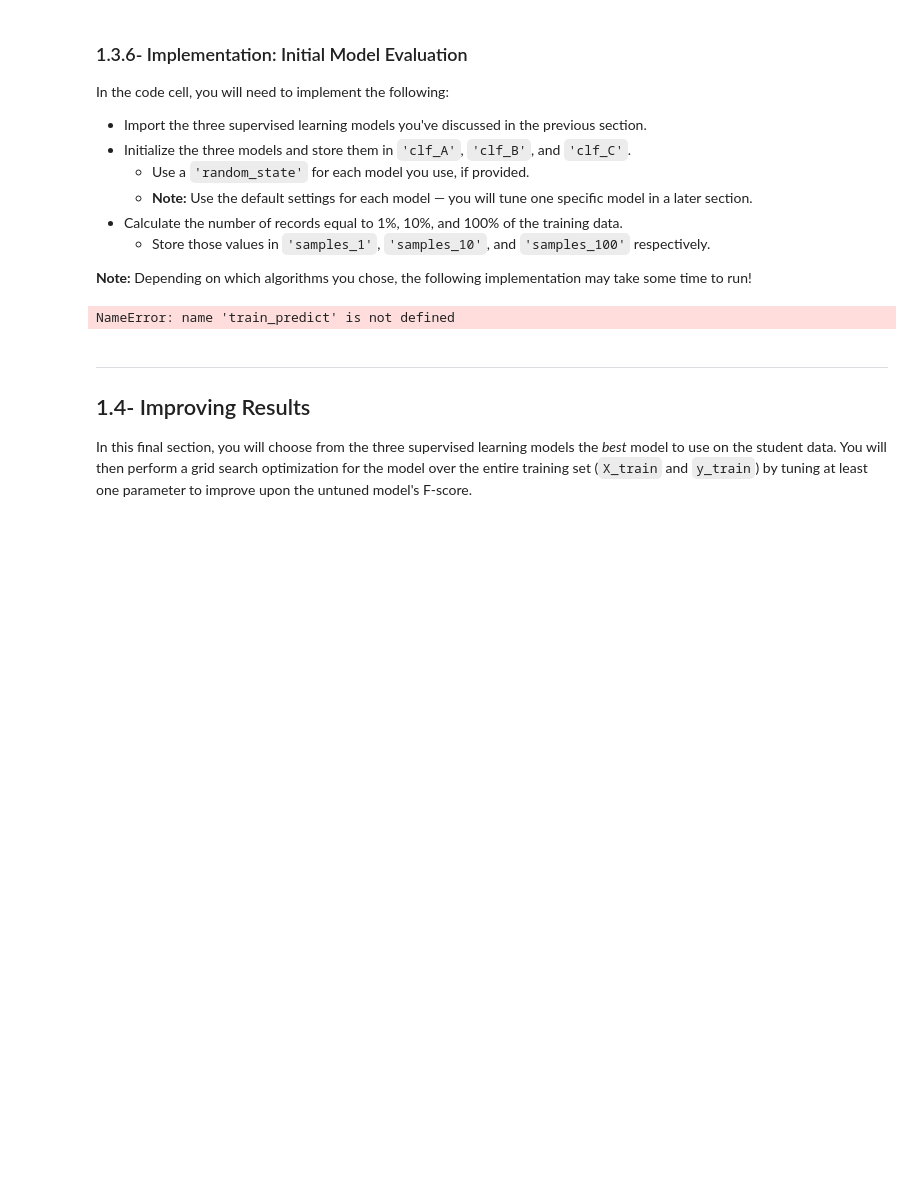
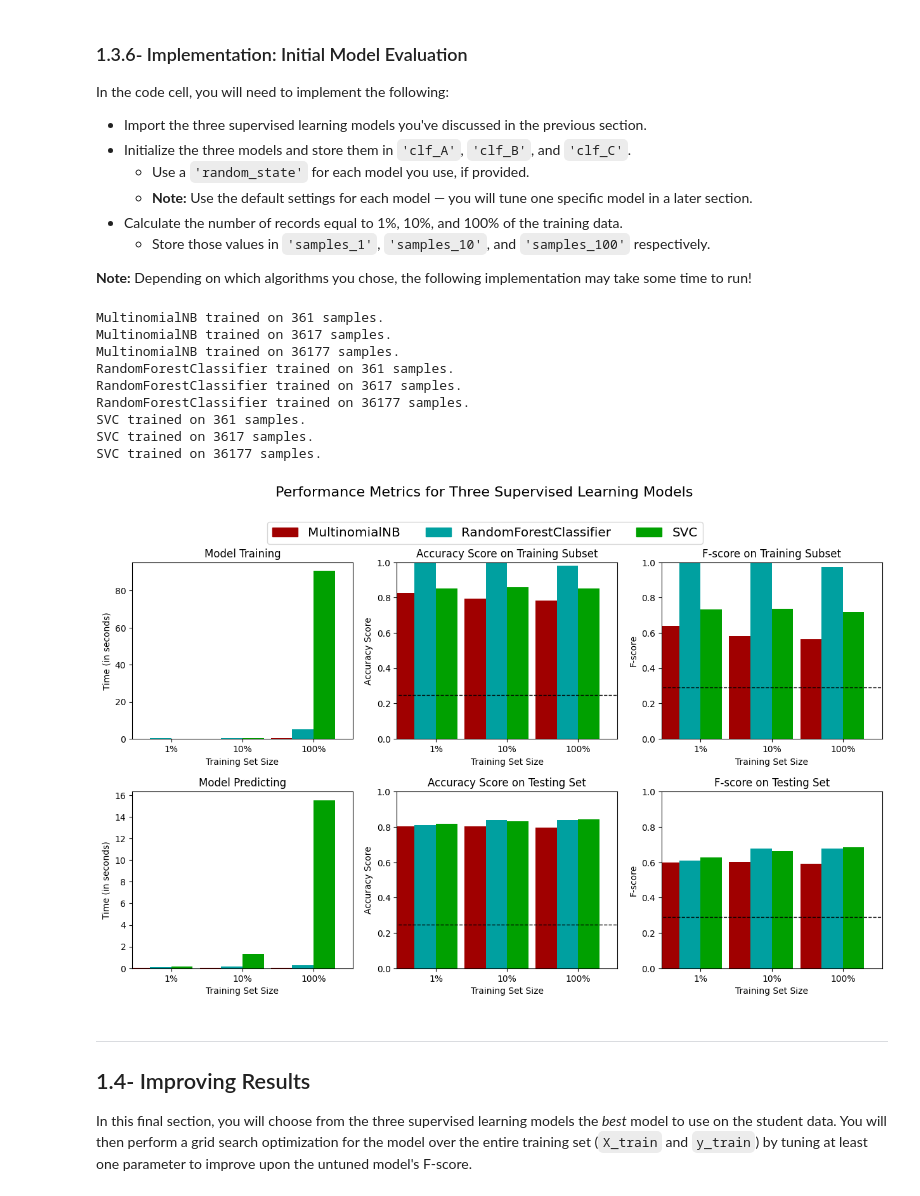
Before and after one commit to fab7/LESSONS-Supervised-Learning, a Jupyter notebook: project/finding_donors.ipynb, the cells around one changed output. Drawn from its saved outputs; the diff is of its cells as text; code cells hidden in the pictures; blank space fills up the shorter version.

```diff
--- a/project/finding_donors.ipynb
+++ b/project/finding_donors.ipynb
@@ -511,36 +516,47 @@ In the code cell, you will need to implement the following:
 **Note:** Depending on which algorithms you chose, the following implementation may take some time to run!
 # %%
 # Import the three supervised learning models from sklearn
-from sklearn.naive_bayes import GaussianNB
+from sklearn.naive_bayes import MultinomialNB
 from sklearn.ensemble import RandomForestClassifier
-from sklearn import svm
+from sklearn.svm import SVC
 
-# Initialize the three models
-clf_A = GaussianNB()
-clf_B = None
-clf_C = None
+# Initialize the 3 models with default settings.
+# Init randomness for 2 of them (use `random_state=seed`)
+seed = 4201
+clf_A = MultinomialNB()
+clf_B = RandomForestClassifier(random_state=seed)
+clf_C = SVC(random_state=seed)
 
-# TODO: Calculate the number of samples for 1%, 10%, and 100% of the training data
-# HINT: samples_100 is the entire training set i.e. len(y_train)
-# HINT: samples_10 is 10% of samples_100 (ensure to set the count of the values to be `int` and not `float`)
-# HINT: samples_1 is 1% of samples_100 (ensure to set the count of the values to be `int` and not `float`)
-samples_100 = None
-samples_10 = None
-samples_1 = None
+# Calculate the number of samples for 1%, 10%, and 100% of the training data
+#  HINT: samples_100 is the entire training set i.e. len(y_train)
+#  HINT: samples_10  is 10% of samples_100
+#  HINT: samples_1   is  1% of samples_100
+samples_100 = len(y_train)
+samples_10  = int(samples_100 * 0.1)    # Must be of type 'int'
+samples_1   = int(samples_100 * 0.01)   # Must be of type 'int'
 
 # Collect results on the learners
 results = {}
 for clf in [clf_A, clf_B, clf_C]:
     clf_name = clf.__class__.__name__
     results[clf_name] = {}
     for i, samples in enumerate([samples_1, samples_10, samples_100]):
         results[clf_name][i] = \
         train_predict(clf, samples, X_train, y_train, X_test, y_test)
 
 # Run metrics visualization for the three supervised learning models chosen
 vs.evaluate(results, accuracy, fscore)
 # %% [output]
-NameError: name 'train_predict' is not defined
+MultinomialNB trained on 361 samples.
+MultinomialNB trained on 3617 samples.
+MultinomialNB trained on 36177 samples.
+RandomForestClassifier trained on 361 samples.
+RandomForestClassifier trained on 3617 samples.
+RandomForestClassifier trained on 36177 samples.
+SVC trained on 361 samples.
+SVC trained on 3617 samples.
+SVC trained on 36177 samples.
+[figure, added]
 # %% [markdown]
 ----
 ## 1.4- Improving Results
```
Also changed, not shown: parts of 2 cells of this notebook.
